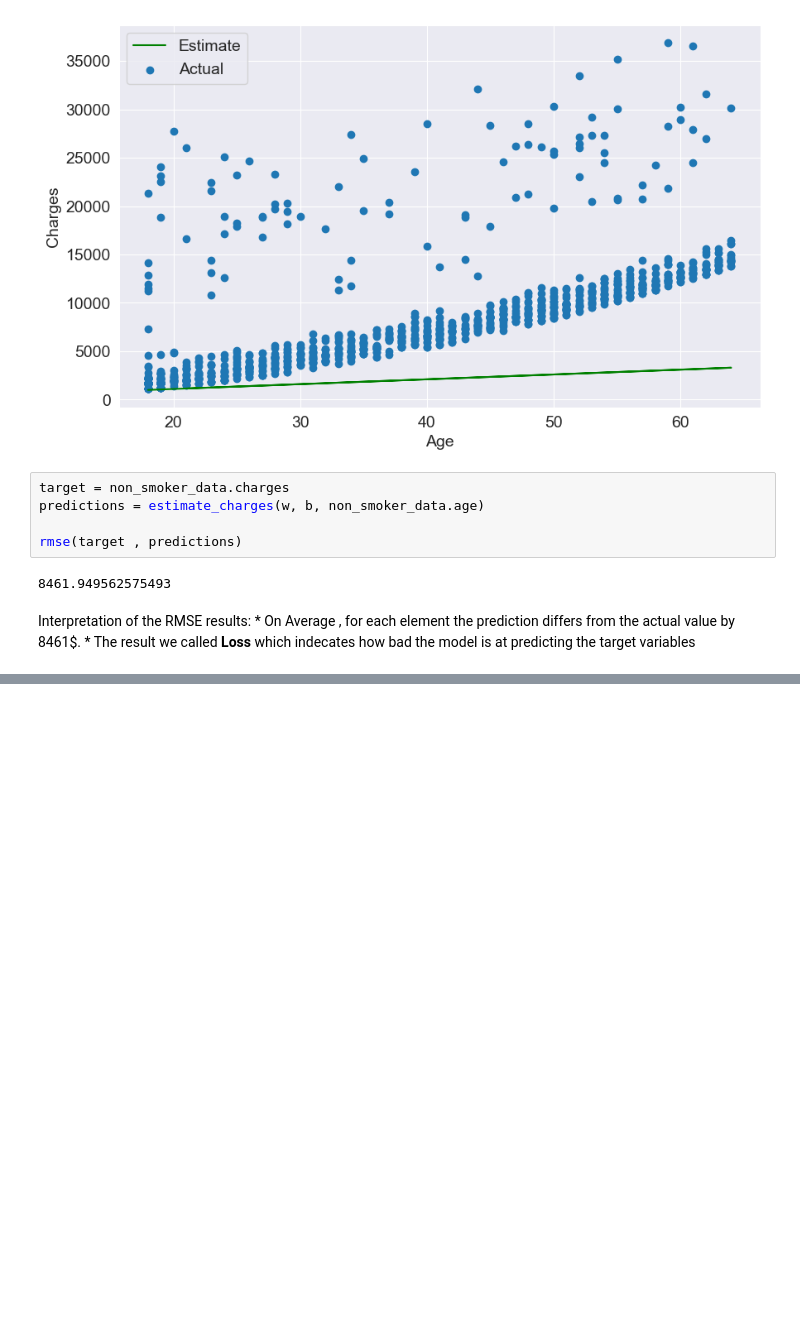
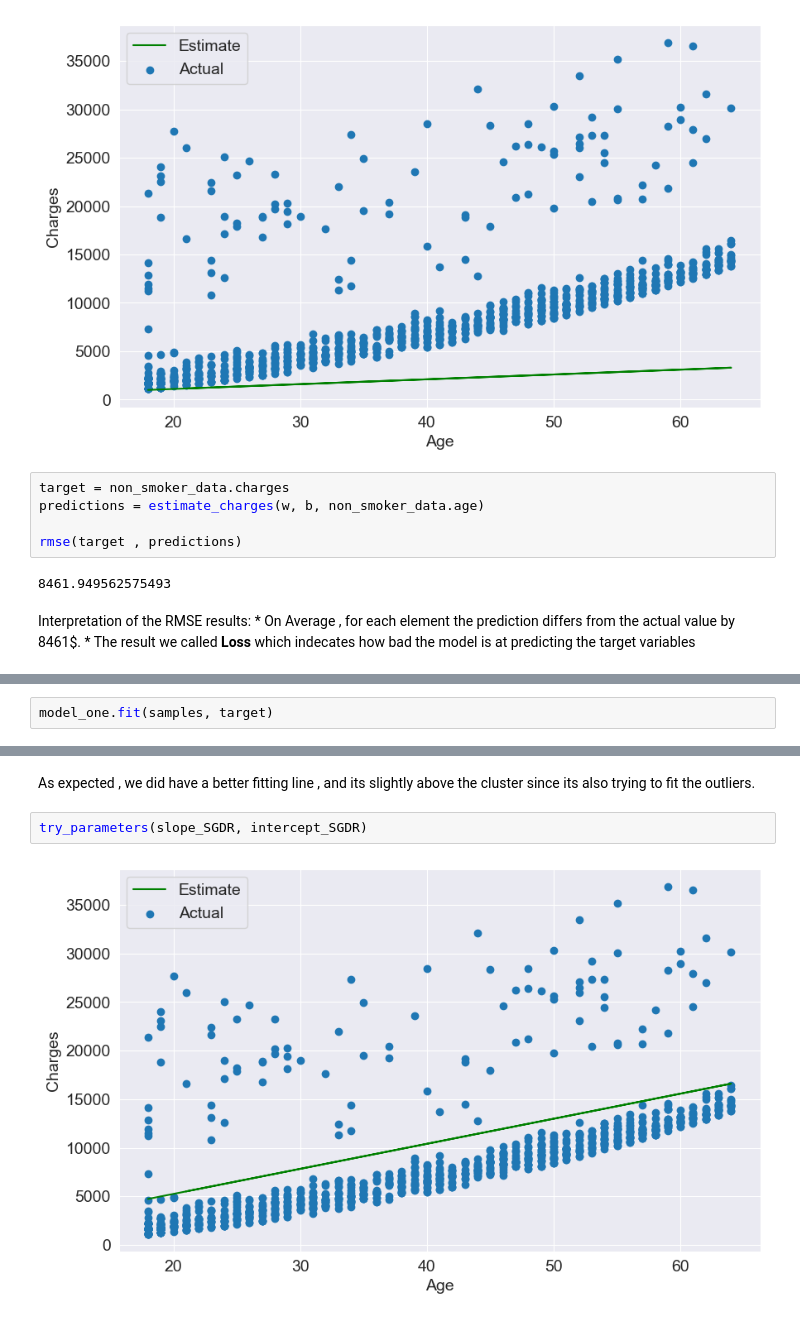
Before and after one commit to IAchaos/Hands-On-ML-Frameworks, a Jupyter notebook: Scikit_Learn/Medical_Expenses_Prediction.ipynb, the cells around one changed output, grey strips where cells are left out. Cells and saved outputs as stored; diff of their text form; blank space fills up the shorter version.

```diff
--- a/Scikit_Learn/Medical_Expenses_Prediction.ipynb
+++ b/Scikit_Learn/Medical_Expenses_Prediction.ipynb
@@ -381,0 +451,2 @@ Interpretation of the RMSE results:
+# %%
+model_one.fit(samples, target)
@@ -381,0 +491,6 @@ Interpretation of the RMSE results:
+# %% [markdown]
+As expected , we did have a better fitting line , and its slightly above the cluster since its also trying to fit the outliers.
+# %%
+try_parameters(slope_SGDR, intercept_SGDR)
+# %% [output]
+[figure, added]
```
Also changed, not shown: parts of 18 cells of this notebook.
